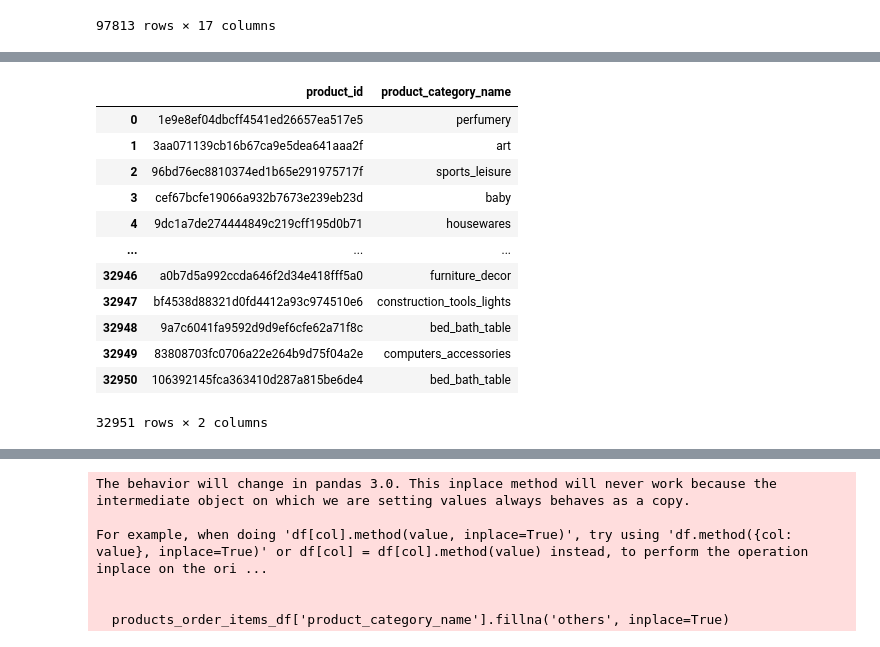
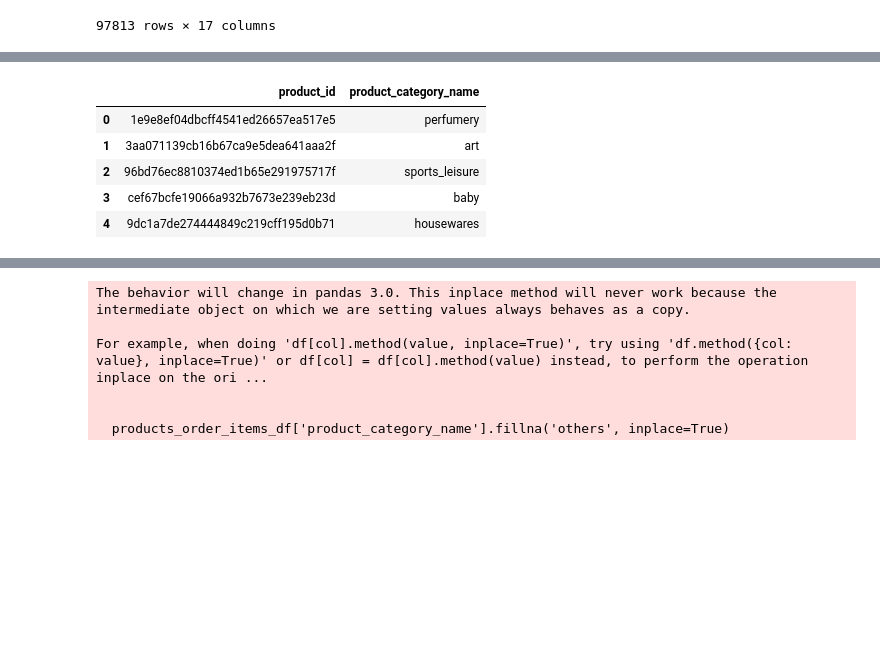
Before and after one commit to Mocuss/FESI-Crew, a Jupyter notebook: EDA.ipynb, the cells around one changed output, grey strips where cells are left out. Saved outputs shown, nothing was run; the diff lists cells and outputs as text; code cells hidden in the pictures; blank space fills up the shorter version.

```diff
--- a/EDA.ipynb
+++ b/EDA.ipynb
@@ -674,21 +635,14 @@ products_df['product_category_name'] = products_df['product_category_name_englis
 products_df.drop(columns=['product_category_name_english'], inplace=True)
 # %%
 products_df = products_df[['product_id', 'product_category_name']]
-products_df
+products_df.head(5)
 #the only columns we need.
 # %% [output]
 |  | product_id | product_category_name |
 | 0 | 1e9e8ef04dbcff4541ed26657ea517e5 | perfumery |
 | 1 | 3aa071139cb16b67ca9e5dea641aaa2f | art |
 | 2 | 96bd76ec8810374ed1b65e291975717f | sports_leisure |
 | 3 | cef67bcfe19066a932b7673e239eb23d | baby |
 | 4 | 9dc1a7de274444849c219cff195d0b71 | housewares |
-| ... | ... | ... |
-| 32946 | a0b7d5a992ccda646f2d34e418fff5a0 | furniture_decor |
-| 32947 | bf4538d88321d0fd4412a93c974510e6 | construction_tools_lights |
-| 32948 | 9a7c6041fa9592d9d9ef6cfe62a71f8c | bed_bath_table |
-| 32949 | 83808703fc0706a22e264b9d75f04a2e | computers_accessories |
-| 32950 | 106392145fca363410d287a815be6de4 | bed_bath_table |
-32951 rows × 2 columns
 # %%
 products_order_items_df = order_items_df.merge(products_df, on='product_id', how='left')
```
Also changed, not shown: parts of 12 cells of this notebook.
